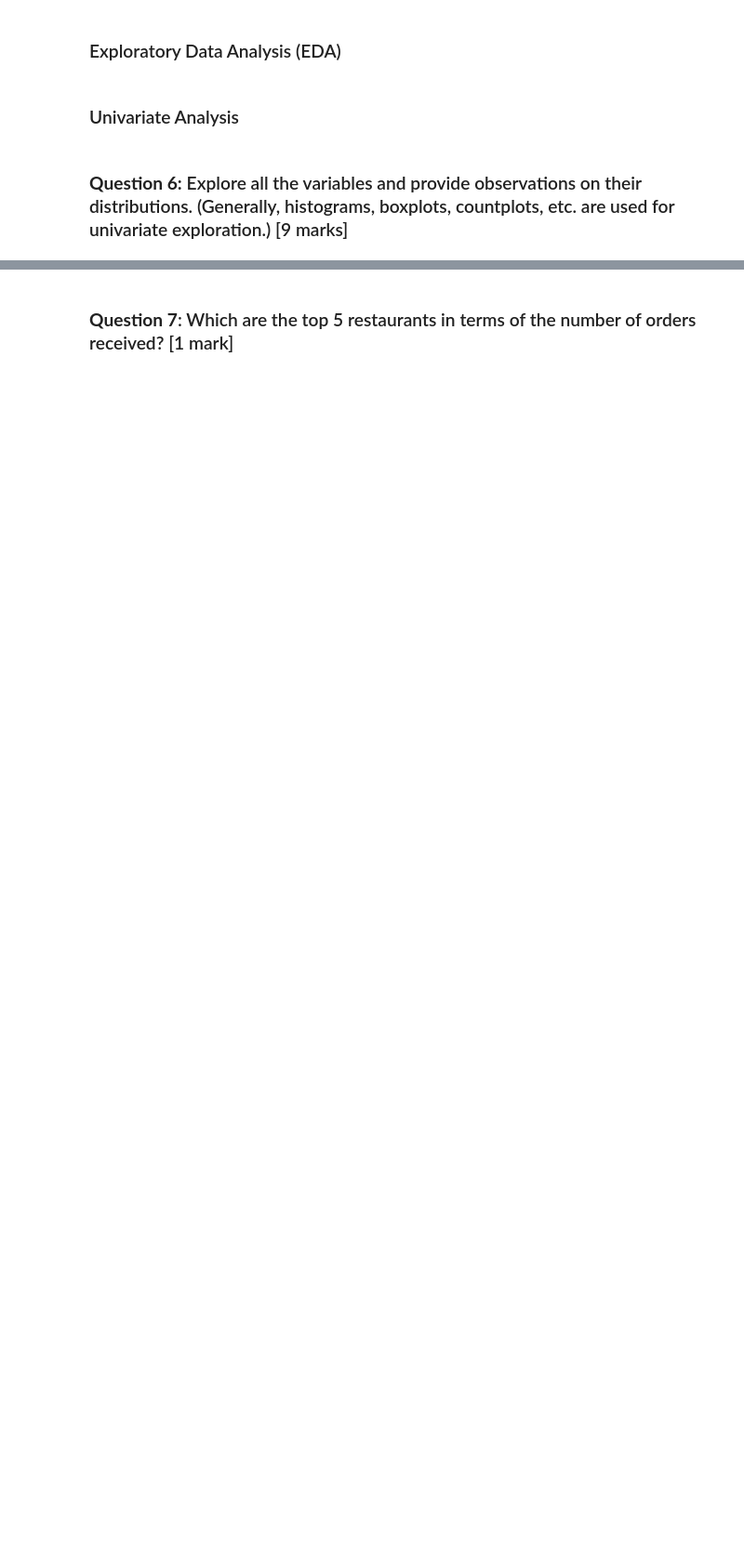
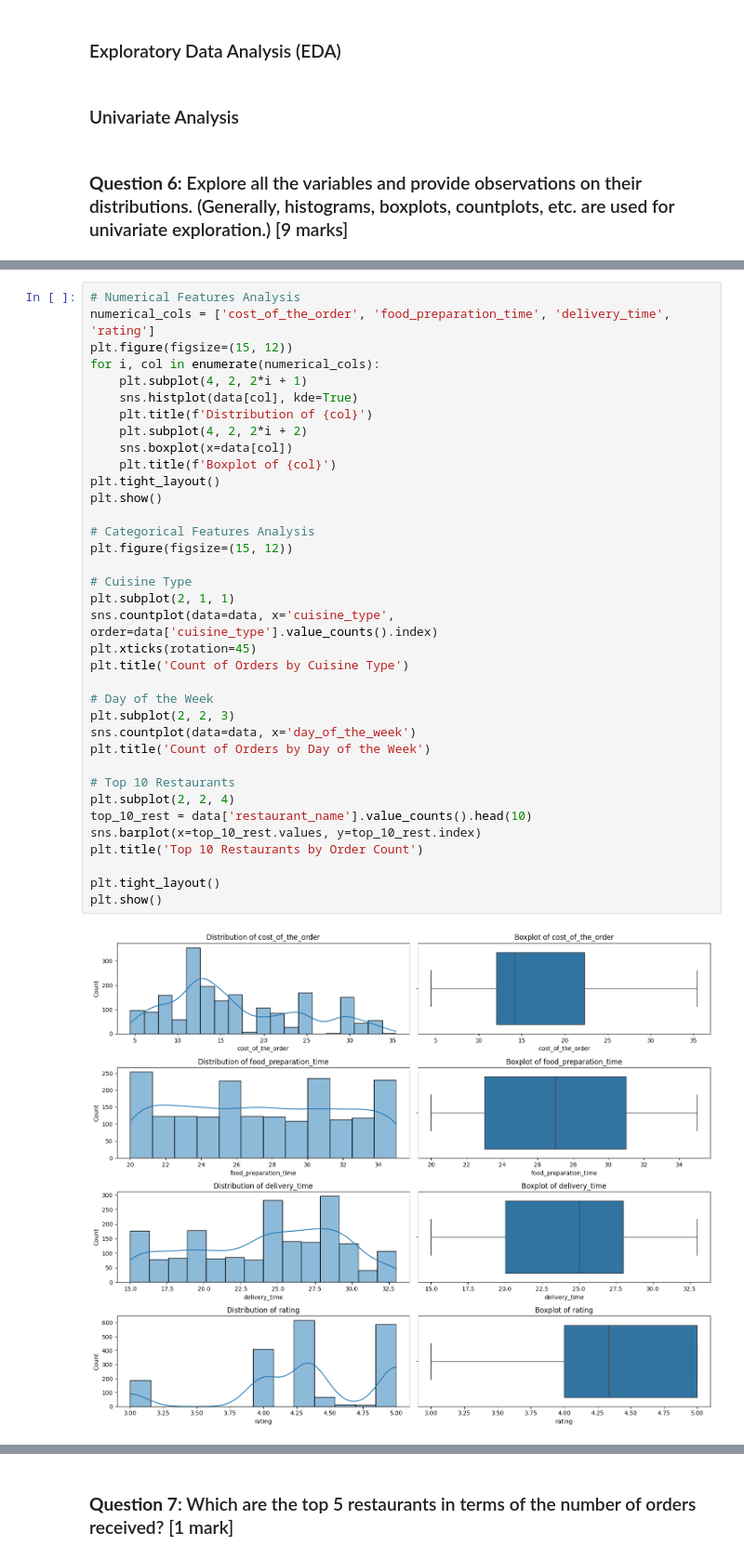
Before and after one commit to bootstrap0/python-foundations, a Jupyter notebook: FoodHub Notebook Full-code Version.ipynb, the cells around one changed output, grey strips where cells are left out. Shown at 93% size. Saved outputs shown, nothing was run; the diff lists cells and outputs as text; blank space fills up the shorter version.

```diff
--- a/FoodHub Notebook Full-code Version.ipynb
+++ b/FoodHub Notebook Full-code Version.ipynb
@@ -215,0 +200,38 @@ Finally imputing missing values in rating column with the average rating by cuis
+# %%
+# Numerical Features Analysis
+numerical_cols = ['cost_of_the_order', 'food_preparation_time', 'delivery_time', 'rating']
+plt.figure(figsize=(15, 12))
+for i, col in enumerate(numerical_cols):
+    plt.subplot(4, 2, 2*i + 1)
+    sns.histplot(data[col], kde=True)
+    plt.title(f'Distribution of {col}')
+    plt.subplot(4, 2, 2*i + 2)
+    sns.boxplot(x=data[col])
+    plt.title(f'Boxplot of {col}')
+plt.tight_layout()
+plt.show()
+
+# Categorical Features Analysis
+plt.figure(figsize=(15, 12))
+
+# Cuisine Type
+plt.subplot(2, 1, 1)
+sns.countplot(data=data, x='cuisine_type', order=data['cuisine_type'].value_counts().index)
+plt.xticks(rotation=45)
+plt.title('Count of Orders by Cuisine Type')
+
+# Day of the Week
+plt.subplot(2, 2, 3)
+sns.countplot(data=data, x='day_of_the_week')
+plt.title('Count of Orders by Day of the Week')
+
+# Top 10 Restaurants
+plt.subplot(2, 2, 4)
+top_10_rest = data['restaurant_name'].value_counts().head(10)
+sns.barplot(x=top_10_rest.values, y=top_10_rest.index)
+plt.title('Top 10 Restaurants by Order Count')
+
+plt.tight_layout()
+plt.show()
+# %% [output]
+[figure, added]
```
Also changed, not shown: parts of 56 cells of this notebook.
